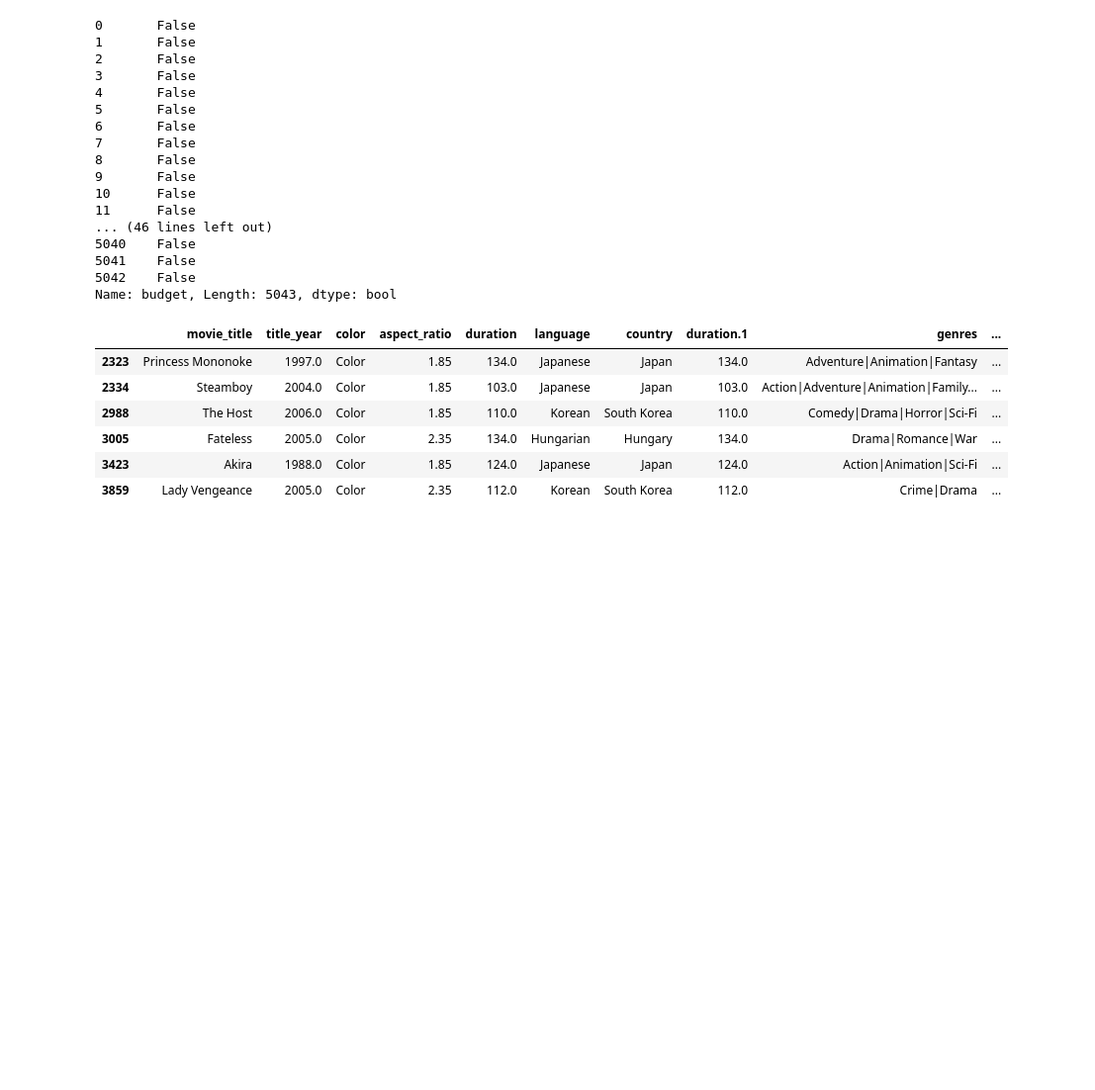
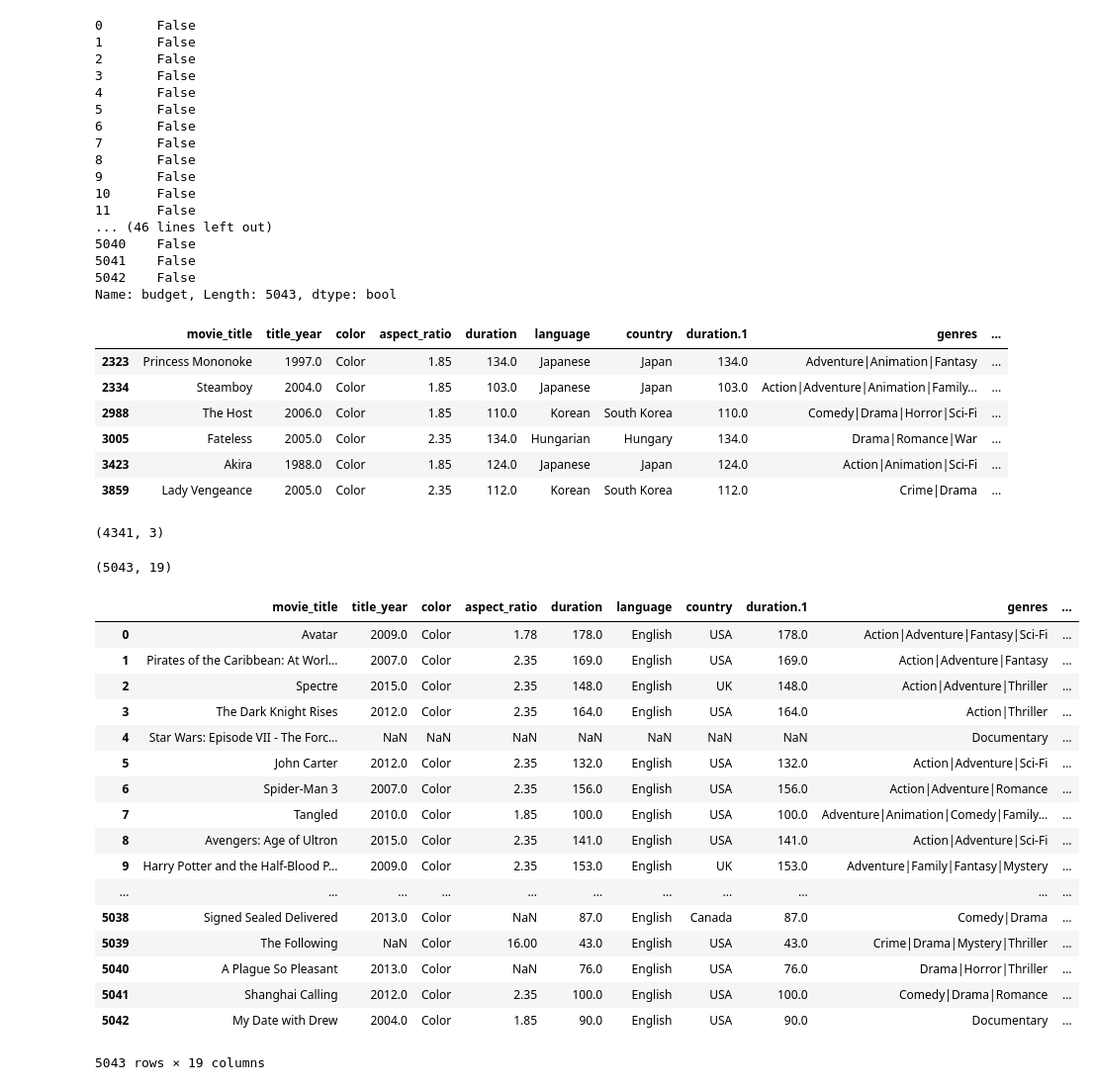
Before and after one commit to JCFlores93/ML-UDEMY, a Jupyter notebook: python-ml-platzi-course/Preparación de datos.ipynb, the cells around one changed output. Shown at 99% size. Saved outputs shown, nothing was run; the diff lists cells and outputs as text; code cells hidden in the pictures; blank space fills up the shorter version.

```diff
--- a/python-ml-platzi-course/Preparación de datos.ipynb
+++ b/python-ml-platzi-course/Preparación de datos.ipynb
@@ -304,0 +309,29 @@ movies[mask]
+# %%
+financials.shape
+# %% [output]
+(4341, 3)
+# %%
+movies.shape
+# %% [output]
+(5043, 19)
+# %%
+movies
+# %% [output]
+|  | movie_title | title_year | color | aspect_ratio | duration | language | country | duration.1 | genres | ... |
+| 0 | Avatar | 2009.0 | Color | 1.78 | 178.0 | English | USA | 178.0 | Action|Adventure|Fantasy|Sci-Fi | ... |
+| 1 | Pirates of the Caribbean: At Worl... | 2007.0 | Color | 2.35 | 169.0 | English | USA | 169.0 | Action|Adventure|Fantasy | ... |
+| 2 | Spectre | 2015.0 | Color | 2.35 | 148.0 | English | UK | 148.0 | Action|Adventure|Thriller | ... |
+| 3 | The Dark Knight Rises | 2012.0 | Color | 2.35 | 164.0 | English | USA | 164.0 | Action|Thriller | ... |
+| 4 | Star Wars: Episode VII - The Forc... | NaN | NaN | NaN | NaN | NaN | NaN | NaN | Documentary | ... |
+| 5 | John Carter | 2012.0 | Color | 2.35 | 132.0 | English | USA | 132.0 | Action|Adventure|Sci-Fi | ... |
+| 6 | Spider-Man 3 | 2007.0 | Color | 2.35 | 156.0 | English | USA | 156.0 | Action|Adventure|Romance | ... |
+| 7 | Tangled | 2010.0 | Color | 1.85 | 100.0 | English | USA | 100.0 | Adventure|Animation|Comedy|Family... | ... |
+| 8 | Avengers: Age of Ultron | 2015.0 | Color | 2.35 | 141.0 | English | USA | 141.0 | Action|Adventure|Sci-Fi | ... |
+| 9 | Harry Potter and the Half-Blood P... | 2009.0 | Color | 2.35 | 153.0 | English | UK | 153.0 | Adventure|Family|Fantasy|Mystery | ... |
+| ... | ... | ... | ... | ... | ... | ... | ... | ... | ... | ... |
+| 5038 | Signed Sealed Delivered | 2013.0 | Color | NaN | 87.0 | English | Canada | 87.0 | Comedy|Drama | ... |
+| 5039 | The Following | NaN | Color | 16.00 | 43.0 | English | USA | 43.0 | Crime|Drama|Mystery|Thriller | ... |
+| 5040 | A Plague So Pleasant | 2013.0 | Color | NaN | 76.0 | English | USA | 76.0 | Drama|Horror|Thriller | ... |
+| 5041 | Shanghai Calling | 2012.0 | Color | 2.35 | 100.0 | English | USA | 100.0 | Comedy|Drama|Romance | ... |
+| 5042 | My Date with Drew | 2004.0 | Color | 1.85 | 90.0 | English | USA | 90.0 | Documentary | ... |
+5043 rows × 19 columns
```
Also changed, not shown: parts of 7 cells of this notebook.
